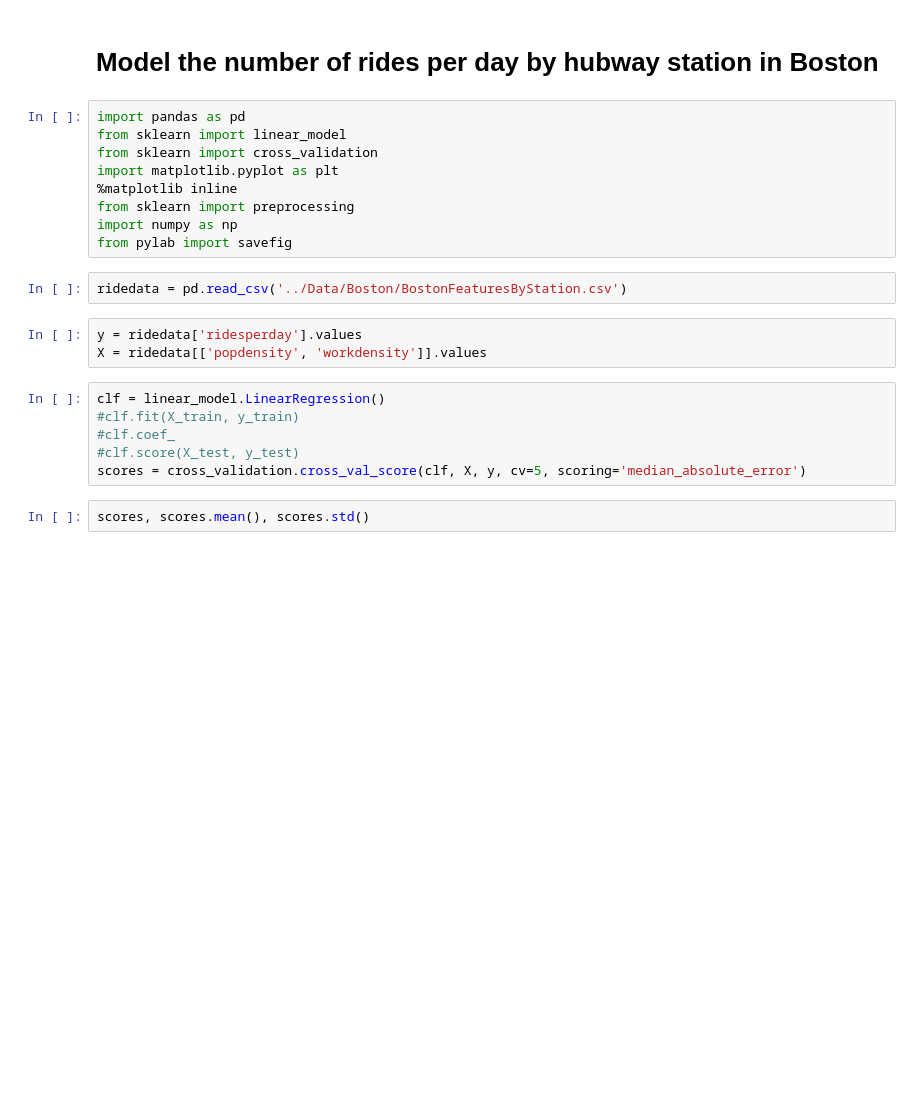
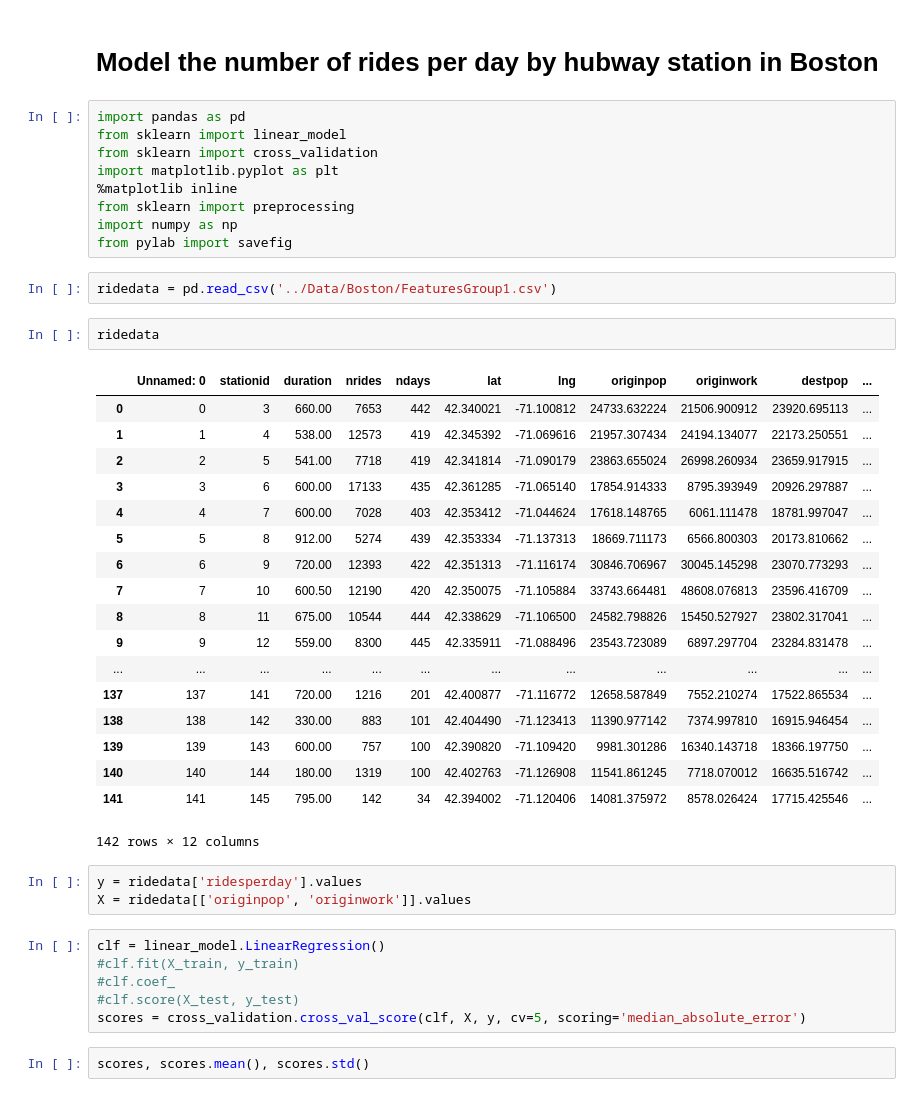
Before and after one commit to sbussmann/insight-bikeshare, a Jupyter notebook: Code/Modeling Ridership By Station.ipynb, the cells around one changed output. Saved outputs shown, nothing was run; the diff lists cells and outputs as text; blank space fills up the shorter version.

```diff
--- a/Code/Modeling Ridership By Station.ipynb
+++ b/Code/Modeling Ridership By Station.ipynb
@@ -10,10 +10,31 @@ from sklearn import preprocessing
 import numpy as np
 from pylab import savefig
 # %%
-ridedata = pd.read_csv('../Data/Boston/BostonFeaturesByStation.csv')
+ridedata = pd.read_csv('../Data/Boston/FeaturesGroup1.csv')
+# %%
+ridedata
+# %% [output]
+|  | Unnamed: 0 | stationid | duration | nrides | ndays | lat | lng | originpop | originwork | destpop | ... |
+| 0 | 0 | 3 | 660.00 | 7653 | 442 | 42.340021 | -71.100812 | 24733.632224 | 21506.900912 | 23920.695113 | ... |
+| 1 | 1 | 4 | 538.00 | 12573 | 419 | 42.345392 | -71.069616 | 21957.307434 | 24194.134077 | 22173.250551 | ... |
+| 2 | 2 | 5 | 541.00 | 7718 | 419 | 42.341814 | -71.090179 | 23863.655024 | 26998.260934 | 23659.917915 | ... |
+| 3 | 3 | 6 | 600.00 | 17133 | 435 | 42.361285 | -71.065140 | 17854.914333 | 8795.393949 | 20926.297887 | ... |
+| 4 | 4 | 7 | 600.00 | 7028 | 403 | 42.353412 | -71.044624 | 17618.148765 | 6061.111478 | 18781.997047 | ... |
+| 5 | 5 | 8 | 912.00 | 5274 | 439 | 42.353334 | -71.137313 | 18669.711173 | 6566.800303 | 20173.810662 | ... |
+| 6 | 6 | 9 | 720.00 | 12393 | 422 | 42.351313 | -71.116174 | 30846.706967 | 30045.145298 | 23070.773293 | ... |
+| 7 | 7 | 10 | 600.50 | 12190 | 420 | 42.350075 | -71.105884 | 33743.664481 | 48608.076813 | 23596.416709 | ... |
+| 8 | 8 | 11 | 675.00 | 10544 | 444 | 42.338629 | -71.106500 | 24582.798826 | 15450.527927 | 23802.317041 | ... |
+| 9 | 9 | 12 | 559.00 | 8300 | 445 | 42.335911 | -71.088496 | 23543.723089 | 6897.297704 | 23284.831478 | ... |
+| ... | ... | ... | ... | ... | ... | ... | ... | ... | ... | ... | ... |
+| 137 | 137 | 141 | 720.00 | 1216 | 201 | 42.400877 | -71.116772 | 12658.587849 | 7552.210274 | 17522.865534 | ... |
+| 138 | 138 | 142 | 330.00 | 883 | 101 | 42.404490 | -71.123413 | 11390.977142 | 7374.997810 | 16915.946454 | ... |
+| 139 | 139 | 143 | 600.00 | 757 | 100 | 42.390820 | -71.109420 | 9981.301286 | 16340.143718 | 18366.197750 | ... |
+| 140 | 140 | 144 | 180.00 | 1319 | 100 | 42.402763 | -71.126908 | 11541.861245 | 7718.070012 | 16635.516742 | ... |
+| 141 | 141 | 145 | 795.00 | 142 | 34 | 42.394002 | -71.120406 | 14081.375972 | 8578.026424 | 17715.425546 | ... |
+142 rows × 12 columns
 # %%
 y = ridedata['ridesperday'].values
-X = ridedata[['popdensity', 'workdensity']].values
+X = ridedata[['originpop', 'originwork']].values
 # %%
 clf = linear_model.LinearRegression()
 #clf.fit(X_train, y_train)
```
Also changed, not shown: parts of 5 cells of this notebook, 24 other files.
